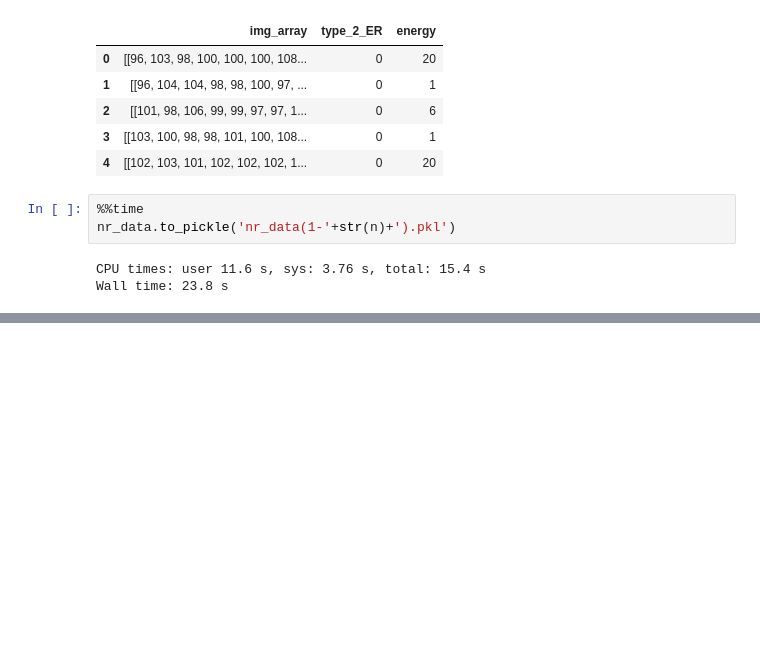
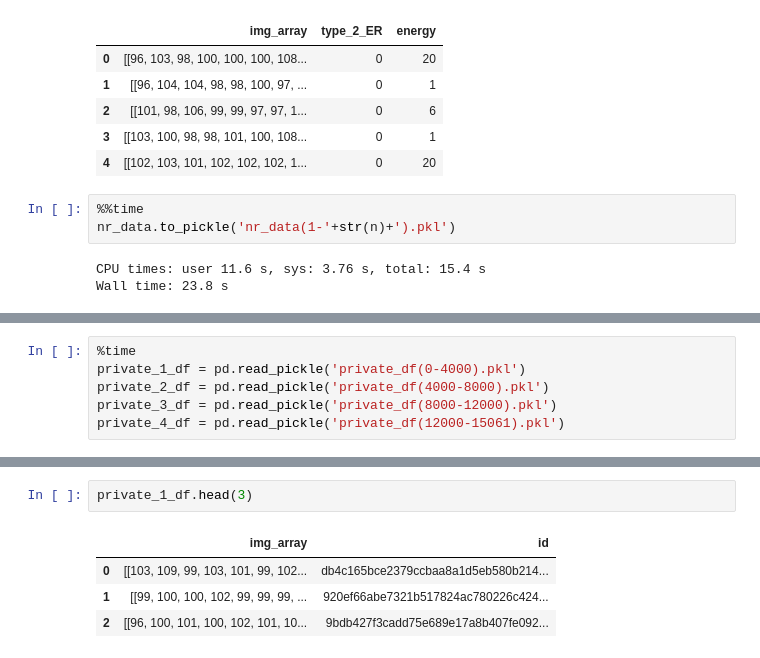
Before and after one commit to JoeFu1994/IDAO_2021, a Jupyter notebook: Data conversion to pickle.ipynb, the cells around one changed output, grey strips where cells are left out. Drawn from its saved outputs; the diff is of its cells as text; blank space fills up the shorter version.

```diff
--- a/Data conversion to pickle.ipynb
+++ b/Data conversion to pickle.ipynb
@@ -167,0 +315,6 @@ Wall time: 23.8 s
+# %%
+%time
+private_1_df = pd.read_pickle('private_df(0-4000).pkl')
+private_2_df = pd.read_pickle('private_df(4000-8000).pkl')
+private_3_df = pd.read_pickle('private_df(8000-12000).pkl')
+private_4_df = pd.read_pickle('private_df(12000-15061).pkl')
@@ -167,0 +324,7 @@ Wall time: 23.8 s
+# %%
+private_1_df.head(3)
+# %% [output]
+|  | img_array | id |
+| 0 | [[103, 109, 99, 103, 101, 99, 102... | db4c165bce2379ccbaa8a1d5eb580b214... |
+| 1 | [[99, 100, 100, 102, 99, 99, 99, ... | 920ef66abe7321b517824ac780226c424... |
+| 2 | [[96, 100, 101, 100, 102, 101, 10... | 9bdb427f3cadd75e689e17a8b407fe092... |
```
Also changed, not shown: parts of 27 cells of this notebook, 3 other files.
